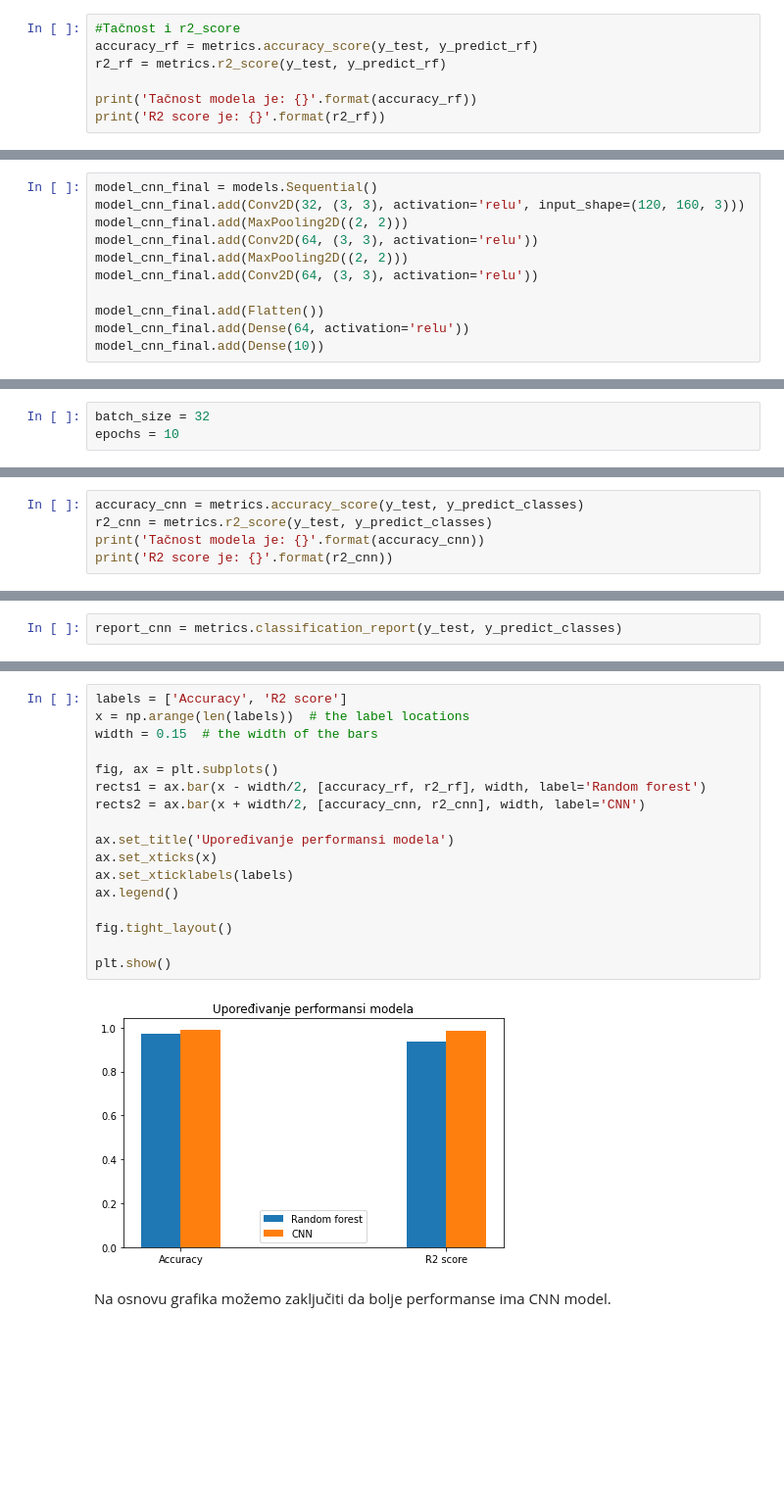
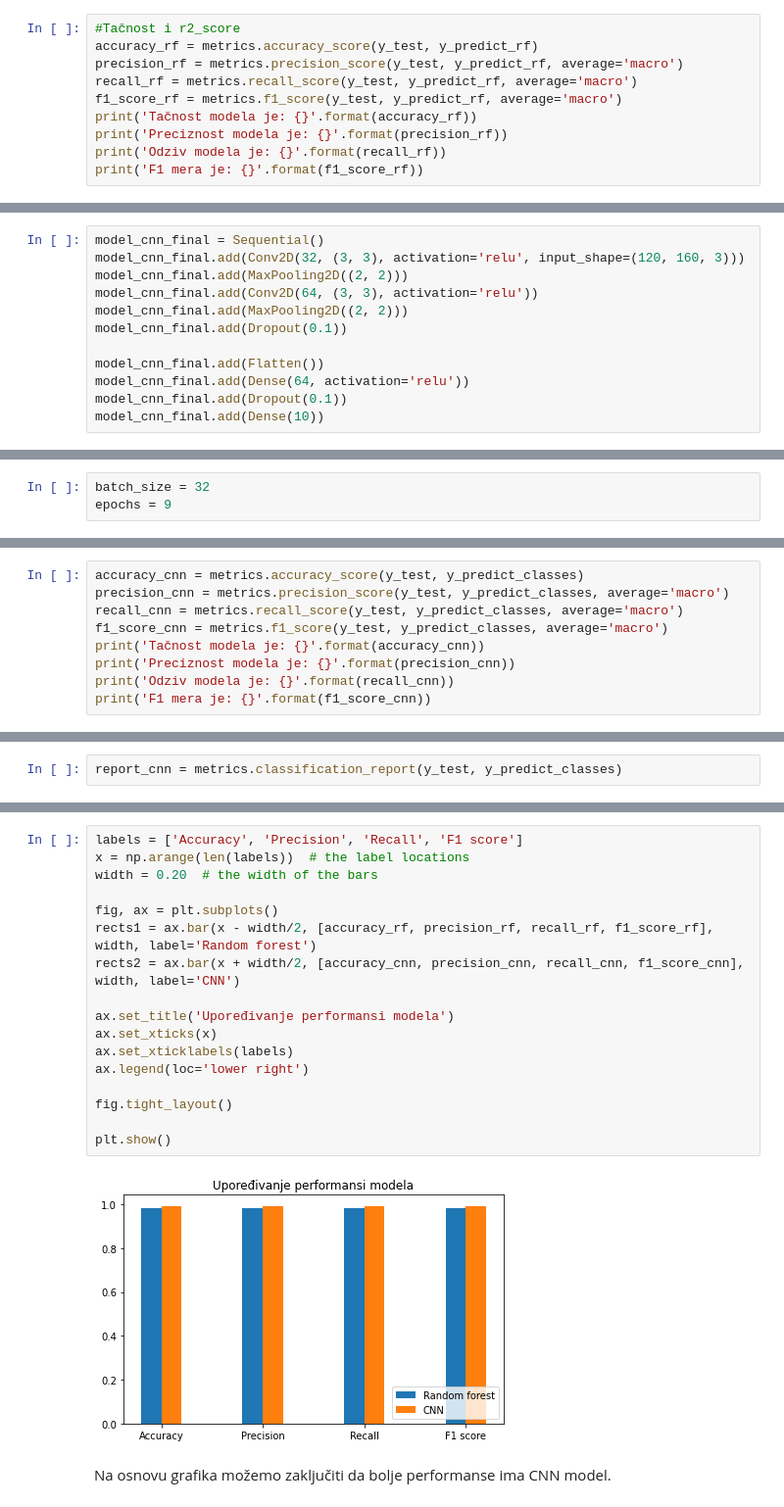
Before and after one commit to AlexandraDotlic/ML-DistractedDriverDetection, a Jupyter notebook: Distracted driver detection.ipynb, the cells around one changed output, grey strips where cells are left out. Shown at 98% size. Saved outputs shown, nothing was run; the diff lists cells and outputs as text; blank space fills up the shorter version.

Commit message:
Changed Random forest model: RandomizedSearchCV used to calculate best parameters. Changed CNN model - added dropout layers.

```diff
--- a/Distracted driver detection.ipynb
+++ b/Distracted driver detection.ipynb
@@ -191,8 +226,11 @@ plot_confusion_matrix(confusion_matrix_rf)
 # %%
 #Tačnost i r2_score
 accuracy_rf = metrics.accuracy_score(y_test, y_predict_rf)
-r2_rf = metrics.r2_score(y_test, y_predict_rf)
-
+precision_rf = metrics.precision_score(y_test, y_predict_rf, average='macro')
+recall_rf = metrics.recall_score(y_test, y_predict_rf, average='macro')
+f1_score_rf = metrics.f1_score(y_test, y_predict_rf, average='macro')
 print('Tačnost modela je: {}'.format(accuracy_rf))
-print('R2 score je: {}'.format(r2_rf))
+print('Preciznost modela je: {}'.format(precision_rf))
+print('Odziv modela je: {}'.format(recall_rf))
+print('F1 mera je: {}'.format(f1_score_rf))
 # %% [output]
@@ -329,13 +444,14 @@ Na grafiku se vidi da gubitak na validacionom skupu blago raste posle desete epo
 # %%
-model_cnn_final = models.Sequential()
+model_cnn_final = Sequential()
 model_cnn_final.add(Conv2D(32, (3, 3), activation='relu', input_shape=(120, 160, 3)))
 model_cnn_final.add(MaxPooling2D((2, 2)))
 model_cnn_final.add(Conv2D(64, (3, 3), activation='relu'))
 model_cnn_final.add(MaxPooling2D((2, 2)))
-model_cnn_final.add(Conv2D(64, (3, 3), activation='relu'))
+model_cnn_final.add(Dropout(0.1))
 
 model_cnn_final.add(Flatten())
 model_cnn_final.add(Dense(64, activation='relu'))
+model_cnn_final.add(Dropout(0.1))
 model_cnn_final.add(Dense(10))
 # %%
 print('Prikaz modela i uvid u broj parametara koje mreža treba da nauči: \n')
@@ -365,7 +481,7 @@ model_cnn_final.compile(optimizer='adam',
               metrics=['accuracy'])
 # %%
 batch_size = 32
-epochs = 10
+epochs = 9
 # %%
 history = model_cnn_final.fit(X_train, y_train,
                     batch_size=batch_size,
@@ -416,6 +530,10 @@ plot_confusion_matrix(confusion_matrix_cnn)
 # %%
 accuracy_cnn = metrics.accuracy_score(y_test, y_predict_classes)
-r2_cnn = metrics.r2_score(y_test, y_predict_classes)
+precision_cnn = metrics.precision_score(y_test, y_predict_classes, average='macro')
+recall_cnn = metrics.recall_score(y_test, y_predict_classes, average='macro')
+f1_score_cnn = metrics.f1_score(y_test, y_predict_classes, average='macro')
 print('Tačnost modela je: {}'.format(accuracy_cnn))
-print('R2 score je: {}'.format(r2_cnn))
+print('Preciznost modela je: {}'.format(precision_cnn))
+print('Odziv modela je: {}'.format(recall_cnn))
+print('F1 mera je: {}'.format(f1_score_cnn))
 # %% [output]
@@ -449,22 +569,22 @@ U nastavku je prikazan grafik sa stubićima na kome su upoređene performanse po
 # %%
-labels = ['Accuracy', 'R2 score']
+labels = ['Accuracy', 'Precision', 'Recall', 'F1 score']
 x = np.arange(len(labels))  # the label locations
-width = 0.15  # the width of the bars
+width = 0.20  # the width of the bars
 
 fig, ax = plt.subplots()
-rects1 = ax.bar(x - width/2, [accuracy_rf, r2_rf], width, label='Random forest')
-rects2 = ax.bar(x + width/2, [accuracy_cnn, r2_cnn], width, label='CNN')
+rects1 = ax.bar(x - width/2, [accuracy_rf, precision_rf, recall_rf, f1_score_rf], width, label='Random forest')
+rects2 = ax.bar(x + width/2, [accuracy_cnn, precision_cnn, recall_cnn, f1_score_cnn], width, label='CNN')
 
 ax.set_title('Upoređivanje performansi modela')
 ax.set_xticks(x)
 ax.set_xticklabels(labels)
-ax.legend()
+ax.legend(loc='lower right')
 
 fig.tight_layout()
 
 plt.show()
 # %% [output]
-[figure, old version]
+[figure, new version]
 # %% [markdown]
 Na osnovu grafika možemo zaključiti da bolje performanse ima CNN model.
 # %% [markdown]
```
Also changed, not shown: parts of 30 cells of this notebook.
